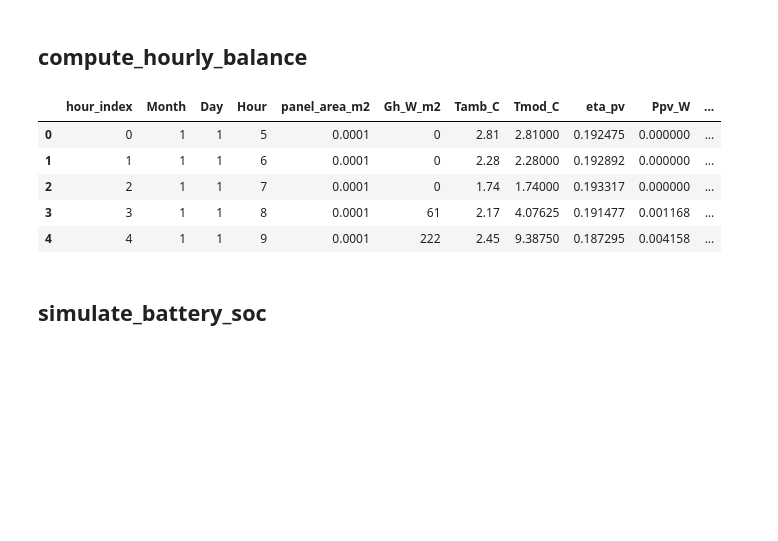
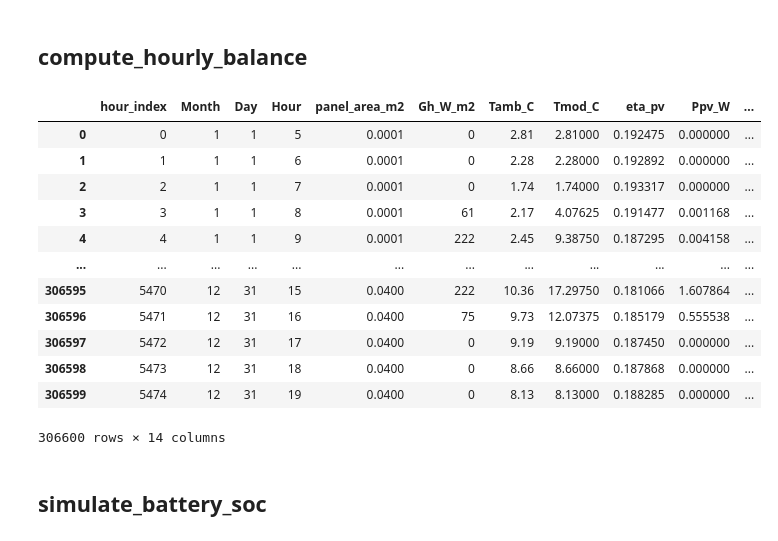
Before and after one commit to UCLM-ARCO/oasis-ehs, a Jupyter notebook: gen-dataset.ipynb, the cells around one changed output. Saved outputs shown, nothing was run; the diff lists cells and outputs as text; code cells hidden in the pictures; blank space fills up the shorter version.

```diff
--- a/gen-dataset.ipynb
+++ b/gen-dataset.ipynb
@@ -209,22 +350,36 @@ df_pv.head()
 # %% [markdown]
 ## compute_hourly_balance
 # %%
-# --- Compute power after PMU efficiency ---
-df_pv["Ppmu_W"] = df_pv["Ppv_W"] * PMU_ETA
+# Expand df_pv for all PMU efficiencies
+df_pv_pmu = pd.concat(
+    [df_pv.assign(pmu_eta=eta) for eta in pmu_eta_values],
+    ignore_index=True
+)
 
-# --- Compute hourly net energy balance ---
-# E_net = (Ppmu - NODE_POWER_W) * 1 hour  -> Wh
-df_pv["E_net_Wh"] = (df_pv["Ppmu_W"] - NODE_POWER_W)
+# Compute PMU-adjusted power
+df_pv_pmu["Ppmu_W"] = df_pv_pmu["Ppv_W"] * df_pv_pmu["pmu_eta"]
 
-# --- Preview ---
-df_pv.head()
+# Net power (W)
+df_pv_pmu["P_net_W"] = df_pv_pmu["Ppmu_W"] - NODE_POWER_W
+
+# Convert net power to net current (mA)
+df_pv_pmu["I_net_mA"] = (df_pv_pmu["P_net_W"] / BATTERY_VOLTAGE) * 1000
+
+df_pv_pmu
 # %% [output]
 |  | hour_index | Month | Day | Hour | panel_area_m2 | Gh_W_m2 | Tamb_C | Tmod_C | eta_pv | Ppv_W | ... |
 | 0 | 0 | 1 | 1 | 5 | 0.0001 | 0 | 2.81 | 2.81000 | 0.192475 | 0.000000 | ... |
 | 1 | 1 | 1 | 1 | 6 | 0.0001 | 0 | 2.28 | 2.28000 | 0.192892 | 0.000000 | ... |
 | 2 | 2 | 1 | 1 | 7 | 0.0001 | 0 | 1.74 | 1.74000 | 0.193317 | 0.000000 | ... |
 | 3 | 3 | 1 | 1 | 8 | 0.0001 | 61 | 2.17 | 4.07625 | 0.191477 | 0.001168 | ... |
 | 4 | 4 | 1 | 1 | 9 | 0.0001 | 222 | 2.45 | 9.38750 | 0.187295 | 0.004158 | ... |
+| ... | ... | ... | ... | ... | ... | ... | ... | ... | ... | ... | ... |
+| 306595 | 5470 | 12 | 31 | 15 | 0.0400 | 222 | 10.36 | 17.29750 | 0.181066 | 1.607864 | ... |
+| 306596 | 5471 | 12 | 31 | 16 | 0.0400 | 75 | 9.73 | 12.07375 | 0.185179 | 0.555538 | ... |
+| 306597 | 5472 | 12 | 31 | 17 | 0.0400 | 0 | 9.19 | 9.19000 | 0.187450 | 0.000000 | ... |
+| 306598 | 5473 | 12 | 31 | 18 | 0.0400 | 0 | 8.66 | 8.66000 | 0.187868 | 0.000000 | ... |
+| 306599 | 5474 | 12 | 31 | 19 | 0.0400 | 0 | 8.13 | 8.13000 | 0.188285 | 0.000000 | ... |
+306600 rows × 14 columns
 # %% [markdown]
 ## simulate_battery_soc
 # %%
```
Also changed, not shown: parts of 11 cells of this notebook.
